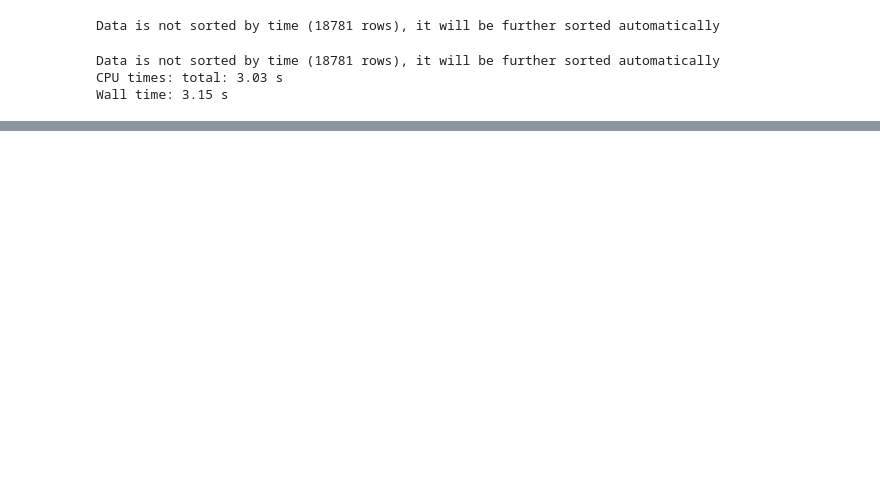
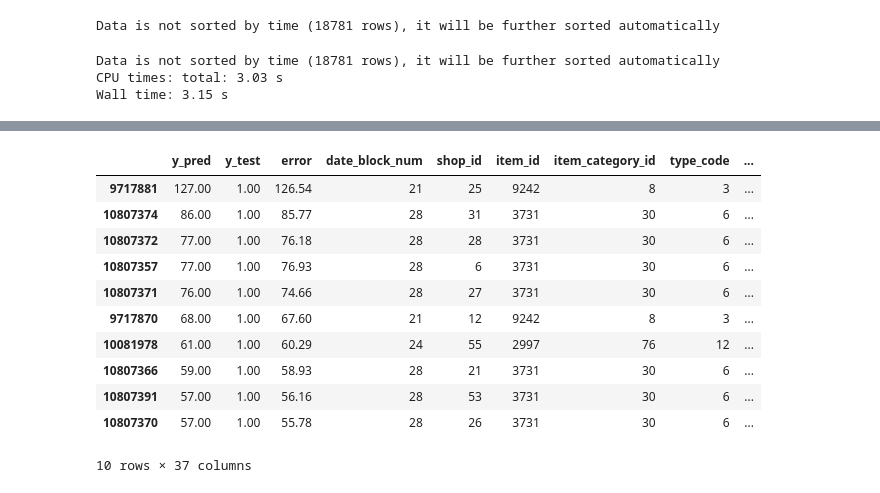
Before and after one commit to Yarmmax/DS_Intership, a Jupyter notebook: Advanced modeling.ipynb, the cells around one changed output, grey strips where cells are left out. Saved outputs shown, nothing was run; the diff lists cells and outputs as text; code cells hidden in the pictures; blank space fills up the shorter version.

```diff
--- a/Advanced modeling.ipynb
+++ b/Advanced modeling.ipynb
@@ -720,0 +842,15 @@ for ID in submission_examples:
+# %%
+errors_info.sort_values(by=['error_type_1'], ascending=False).head(10)
+# %% [output]
+|  | y_pred | y_test | error | date_block_num | shop_id | item_id | item_category_id | type_code | ... |
+| 9717881 | 127.00 | 1.00 | 126.54 | 21 | 25 | 9242 | 8 | 3 | ... |
+| 10807374 | 86.00 | 1.00 | 85.77 | 28 | 31 | 3731 | 30 | 6 | ... |
+| 10807372 | 77.00 | 1.00 | 76.18 | 28 | 28 | 3731 | 30 | 6 | ... |
+| 10807357 | 77.00 | 1.00 | 76.93 | 28 | 6 | 3731 | 30 | 6 | ... |
+| 10807371 | 76.00 | 1.00 | 74.66 | 28 | 27 | 3731 | 30 | 6 | ... |
+| 9717870 | 68.00 | 1.00 | 67.60 | 21 | 12 | 9242 | 8 | 3 | ... |
+| 10081978 | 61.00 | 1.00 | 60.29 | 24 | 55 | 2997 | 76 | 12 | ... |
+| 10807366 | 59.00 | 1.00 | 58.93 | 28 | 21 | 3731 | 30 | 6 | ... |
+| 10807391 | 57.00 | 1.00 | 56.16 | 28 | 53 | 3731 | 30 | 6 | ... |
+| 10807370 | 57.00 | 1.00 | 55.78 | 28 | 26 | 3731 | 30 | 6 | ... |
+10 rows × 37 columns
```
Also changed, not shown: parts of 33 cells of this notebook, 4 other files.
